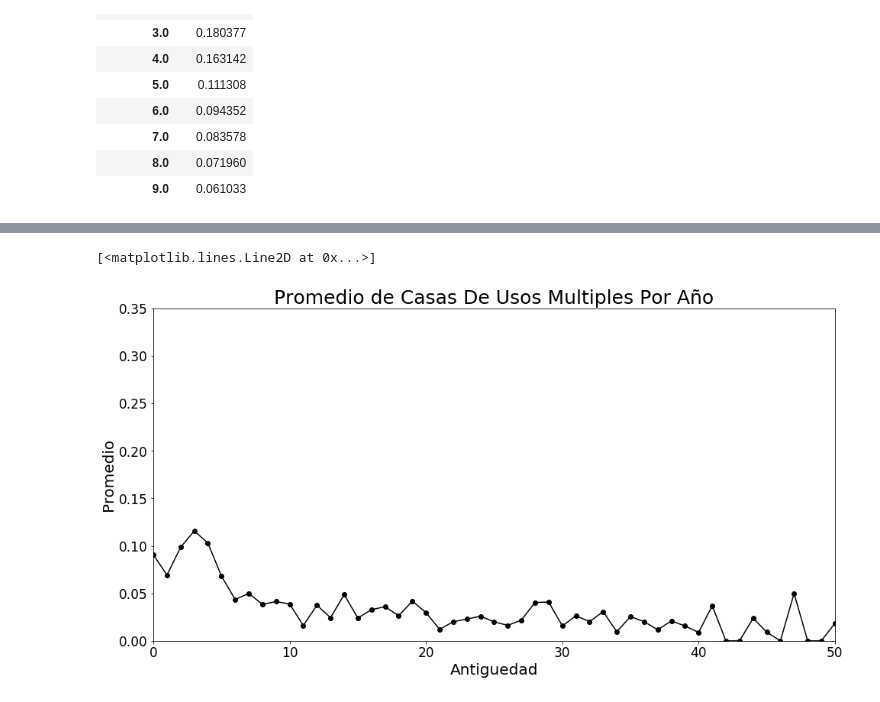
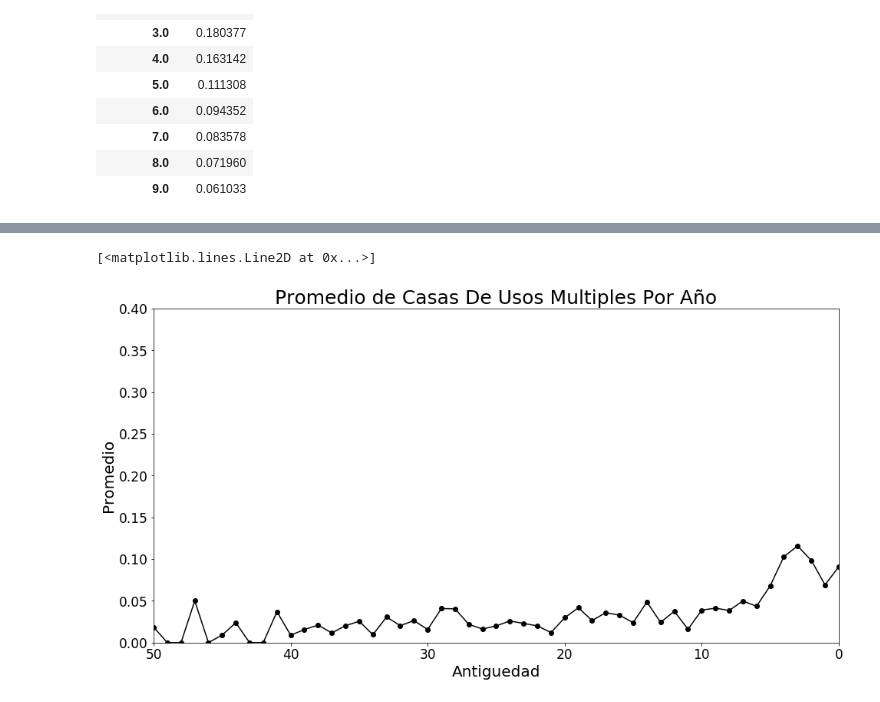
Before and after one commit to komod0/TPs-Org.Datos, a Jupyter notebook: tp1/nbandres.ipynb, the cells around one changed output, grey strips where cells are left out. Drawn from its saved outputs; the diff is of its cells as text; code cells hidden in the pictures.

```diff
--- a/tp1/nbandres.ipynb
+++ b/tp1/nbandres.ipynb
@@ -1128,33 +1142,33 @@ Antiguedad=UsosMultiplesSegunAños.index
 # Variables a graficar
 y = Antiguedad
 x = PromedioUsosMultiples
 
 # Tamaño del gráfico
 fig, ax = plt.subplots(figsize = (16, 8))
 
 # Tamaño de los títulos de los ejes
 plt.ylabel("Promedio", fontsize = 20);
 plt.xlabel("Antiguedad", fontsize = 20);
 
 # Título
 plt.title("Promedio de Casas De Usos Multiples Por Año", fontsize = 25)
 
 # Tamaño de las letras de los ejes
 plt.tick_params(axis='both', which='major', labelsize = 17)
 plt.tick_params(axis='both', which='minor', labelsize = 17)
 
 # Rotar ejes
 #plt.xticks(rotation = 90)
 
 # Límites para cada coordenada
-plt.ylim([0, 0.35]);
-plt.xlim([0, 50]);
+plt.ylim([0, 0.4]);
+plt.xlim([50, 0]);
 
 #plt.xlim([-116, -86]);
 
 
 # Tipo de gráfico
 plt.plot(x, color = 'black',  marker = 'o')
 # %% [output]
 [<matplotlib.lines.Line2D at 0x...>]
-[figure, old version]
+[figure, new version]
```
Also changed, not shown: parts of 6 cells of this notebook.
